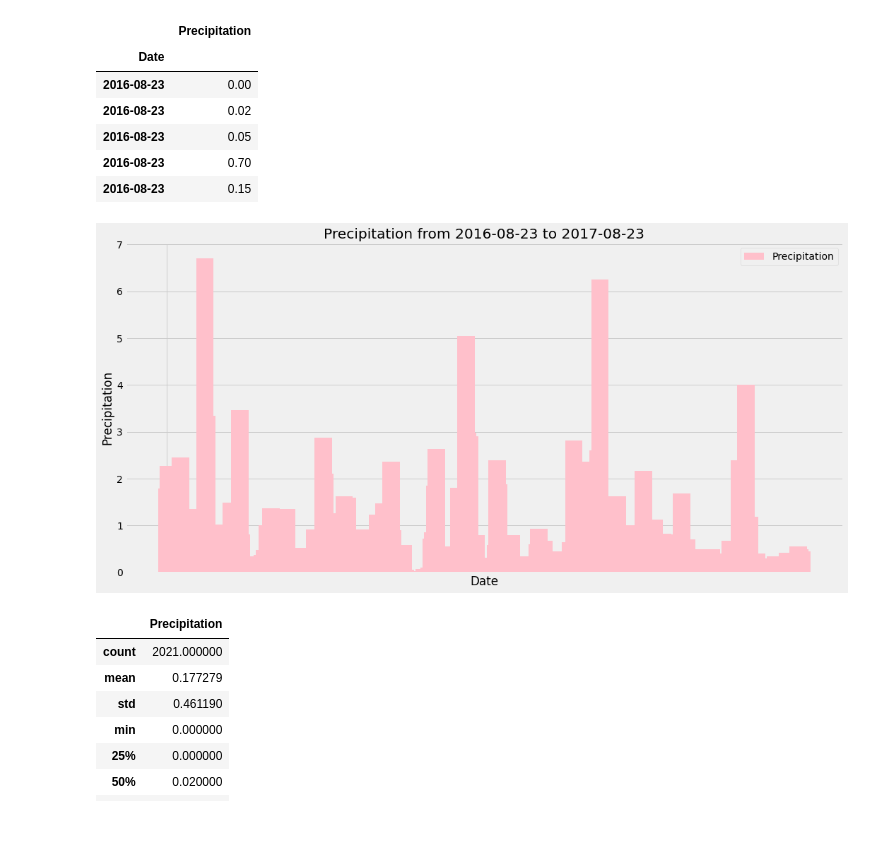
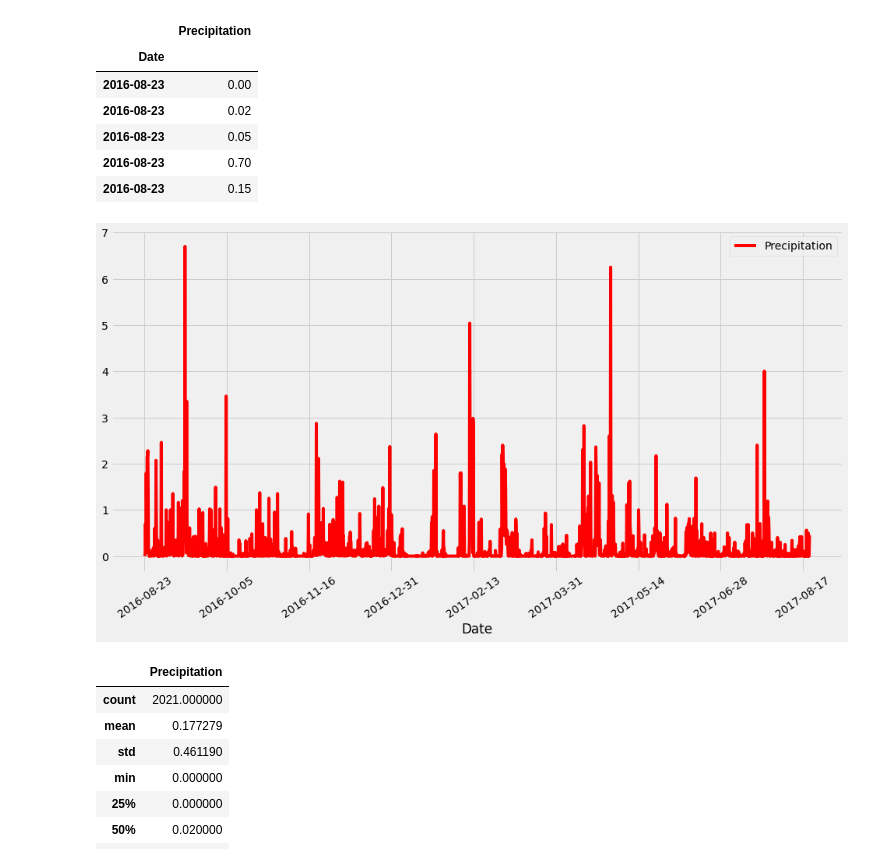
Before and after one commit to Steff-C/sqlalchemy-challenge, a Jupyter notebook: climate_starter.ipynb, the cells around one changed output. Drawn from its saved outputs; the diff is of its cells as text; code cells hidden in the pictures; blank space fills up the shorter version.

Commit message:
correct bar chart to pandas, fix labels and size

```diff
--- a/climate_starter.ipynb
+++ b/climate_starter.ipynb
@@ -75,29 +75,37 @@ rain.head()
 | 2016-08-23 | 0.15 |
 # %%
 # Use Pandas Plotting with Matplotlib to plot the data
-xx = rain.index.tolist()
-yy = rain['Precipitation'].tolist()
 
-plt.figure(figsize=(15,7.5))
-plt.bar(xx,yy,width = 10 ,color= "pink", alpha=1, align="center",label='Precipitation')
-plt.tick_params(
-    axis='x',
-    which='both',
-    bottom=False,
-    top=False,
-    labelbottom=False)
-major_ticks = np.arange(0,100,100)
-plt.xticks(major_ticks)
+rain.plot(color="red", rot=35,figsize=(15,7.5))
+plt.savefig("Precipitation analysis.png")
+plt.show()
 
-plt.title(f"Precipitation from {firstquerydate} to {mostrecentdate[0]}")
-plt.xlabel('Date')
-plt.ylabel('Precipitation')
-plt.grid(which='major', axis='both', linestyle='-')
-plt.legend()
-plt.tight_layout()
-plt.show()
+# xx = rain.index.tolist()
+# yy = rain['Precipitation'].tolist()
+
+# X_Axis = np.arange(len(Date))
+# tick_locations = [value for value in X_Axis]
+
+# plt.figure(figsize=(15,7.5))
+# plt.bar(xx,yy,width = 10 ,color= "pink", alpha=1, align="center",label='Precipitation')
+# plt.tick_params(
+#     axis='x',
+#     which='both',
+#     bottom=False,
+#     top=False,
+#     labelbottom=False)
+# major_ticks = np.arange(0,100,100)
+# plt.xticks("date")
+
+# plt.title(f"Precipitation from {firstquerydate} to {mostrecentdate[0]}")
+# plt.xlabel('Date')
+# plt.ylabel('Precipitation')
+# plt.grid(which='major', axis='both', linestyle='-')
+# plt.legend()
+# plt.tight_layout()
+# plt.show()
 # %% [output]
-[figure, old version]
+[figure, new version]
 # %%
 # Use Pandas to calcualte the summary statistics for the precipitation data
 rain.describe()
```
Also changed, not shown: parts of 1 cell of this notebook, 1 other file.
